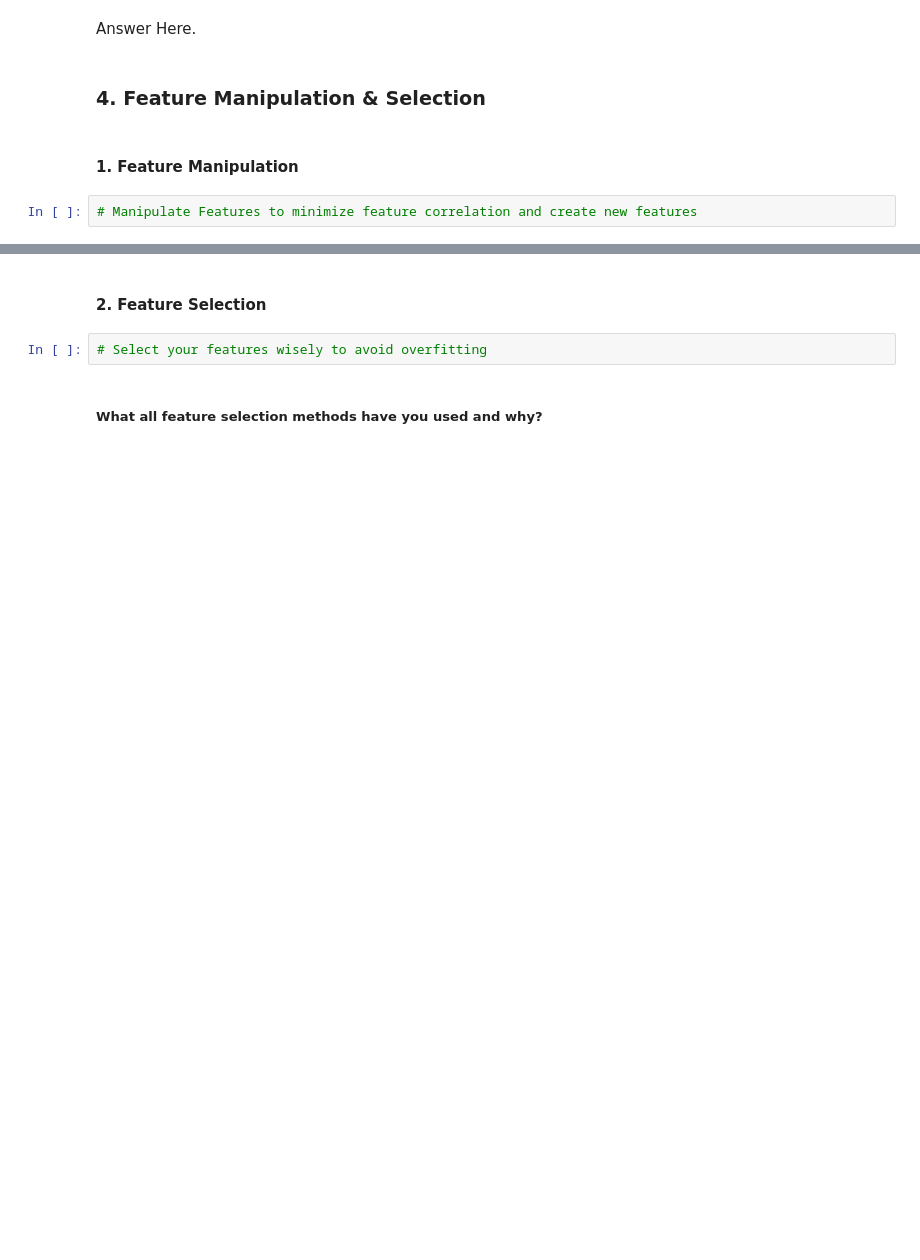
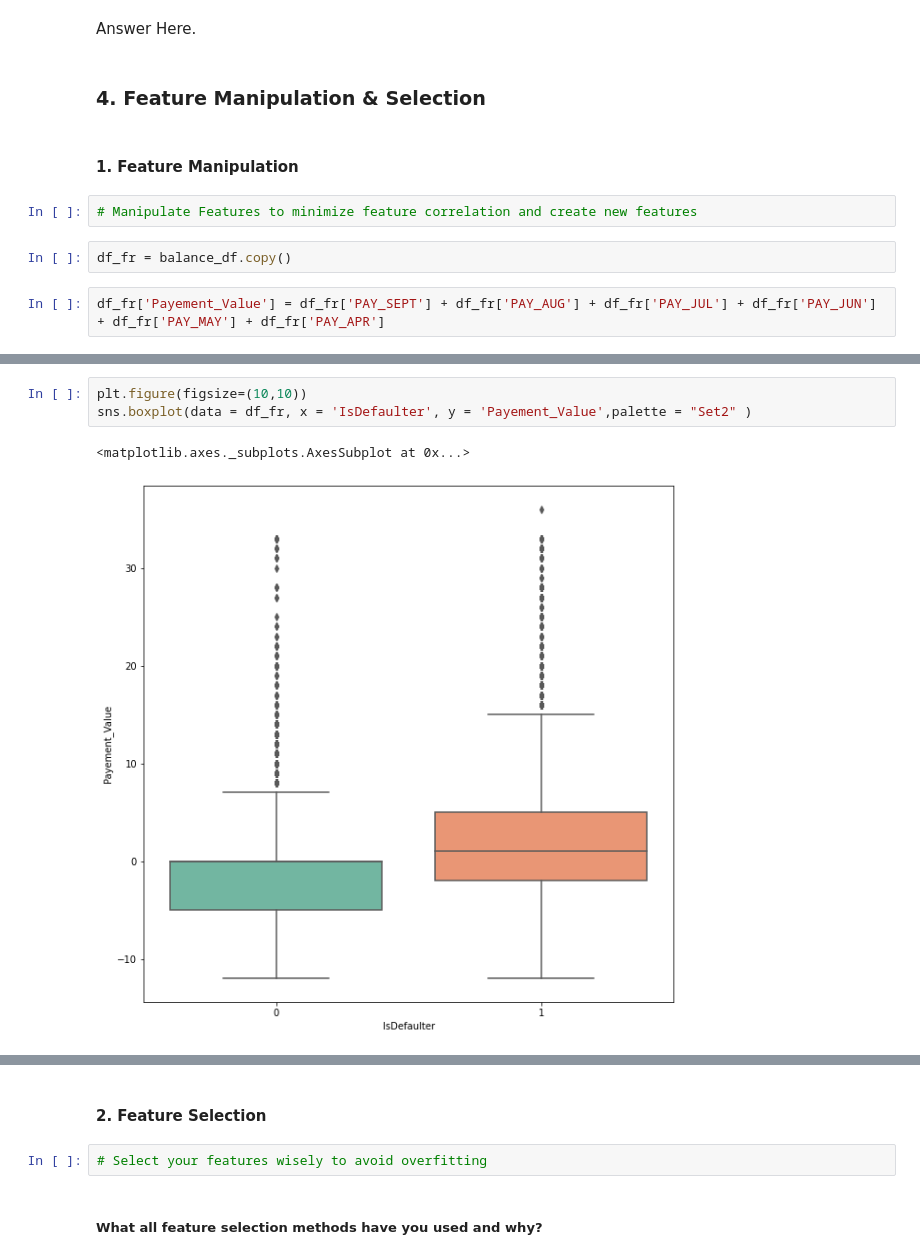
Before and after one commit to Asohail115/Credit_Card_default_prdiction_ML_Supervised, a Jupyter notebook: Credit_Card_Default_Prediction(supervised_Classification).ipynb, the cells around one changed output, grey strips where cells are left out. Saved outputs shown, nothing was run; the diff lists cells and outputs as text; blank space fills up the shorter version.

```diff
--- a/Credit_Card_Default_Prediction(supervised_Classification).ipynb
+++ b/Credit_Card_Default_Prediction(supervised_Classification).ipynb
@@ -986,3 +1046,7 @@ Answer Here.
 #### 1. Feature Manipulation
 # %%
 # Manipulate Features to minimize feature correlation and create new features
+# %%
+df_fr = balance_df.copy()
+# %%
+df_fr['Payement_Value'] = df_fr['PAY_SEPT'] + df_fr['PAY_AUG'] + df_fr['PAY_JUL'] + df_fr['PAY_JUN'] + df_fr['PAY_MAY'] + df_fr['PAY_APR']
@@ -988,0 +1076,6 @@ Answer Here.
+# %%
+plt.figure(figsize=(10,10))
+sns.boxplot(data = df_fr, x = 'IsDefaulter', y = 'Payement_Value',palette = "Set2" )
+# %% [output]
+<matplotlib.axes._subplots.AxesSubplot at 0x...>
+[figure, added]
```
Also changed, not shown: parts of 117 cells of this notebook.
